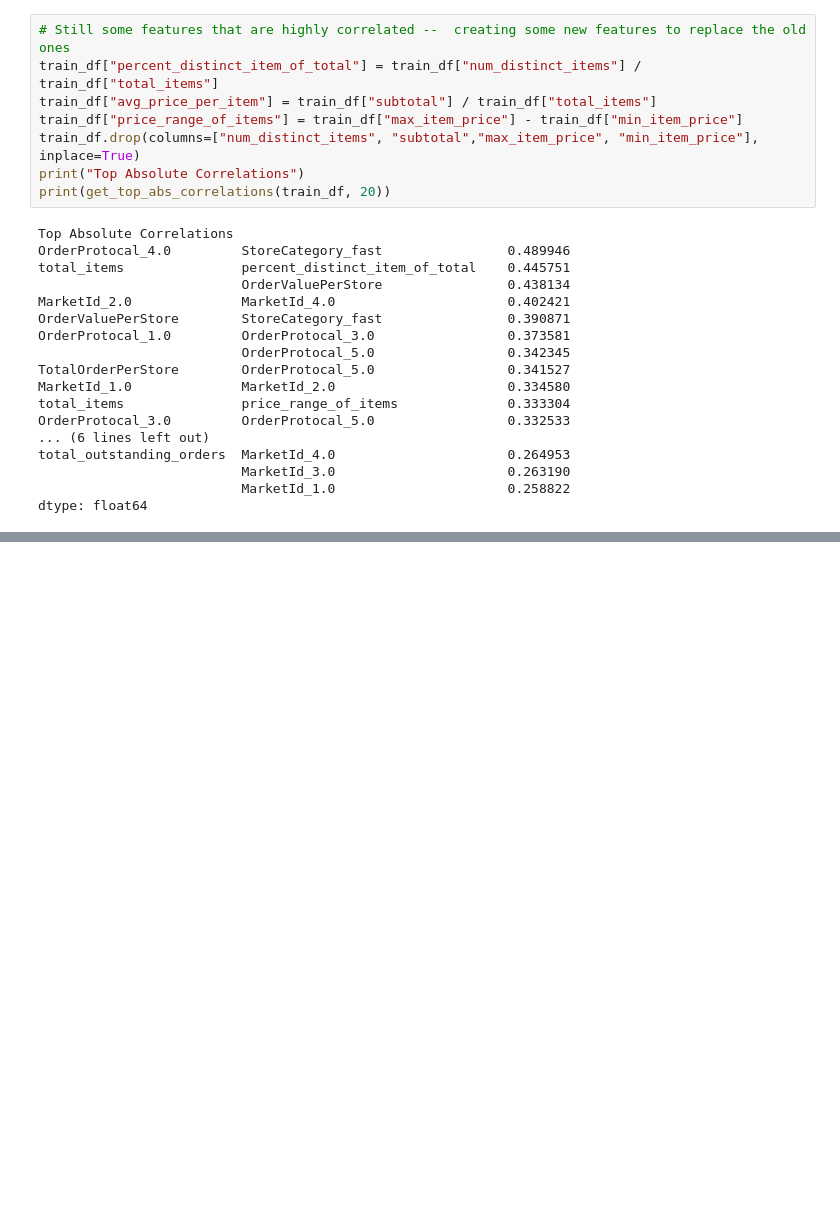
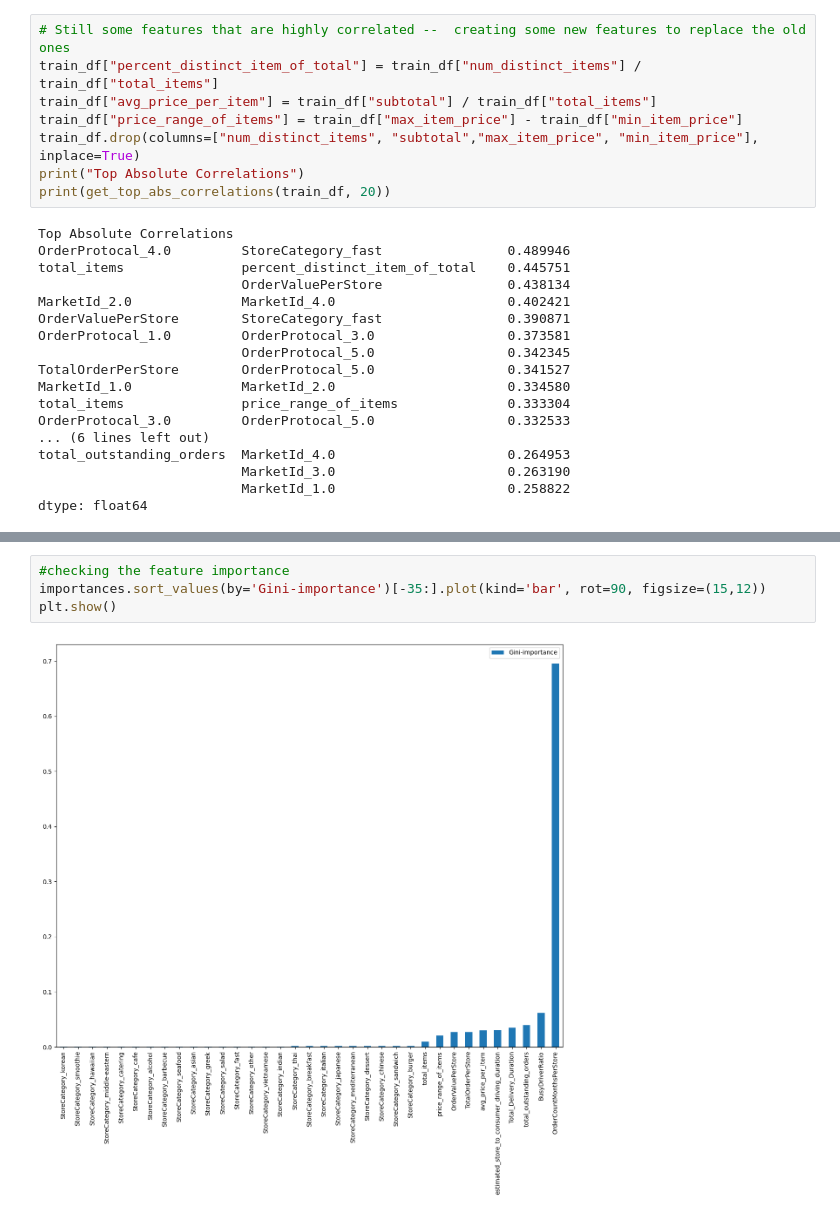
Before and after one commit to zkontor/DoorDashModels, a Jupyter notebook: Models/models.ipynb, the cells around one changed output, grey strips where cells are left out. Saved outputs shown, nothing was run; the diff lists cells and outputs as text; blank space fills up the shorter version.

```diff
--- a/Models/models.ipynb
+++ b/Models/models.ipynb
@@ -292,0 +379,6 @@ ModuleNotFoundError: No module named 'statsmodels'
+# %%
+#checking the feature importance
+importances.sort_values(by='Gini-importance')[-35:].plot(kind='bar', rot=90, figsize=(15,12))
+plt.show()
+# %% [output]
+[figure, added]
```
Also changed, not shown: parts of 11 cells of this notebook.
